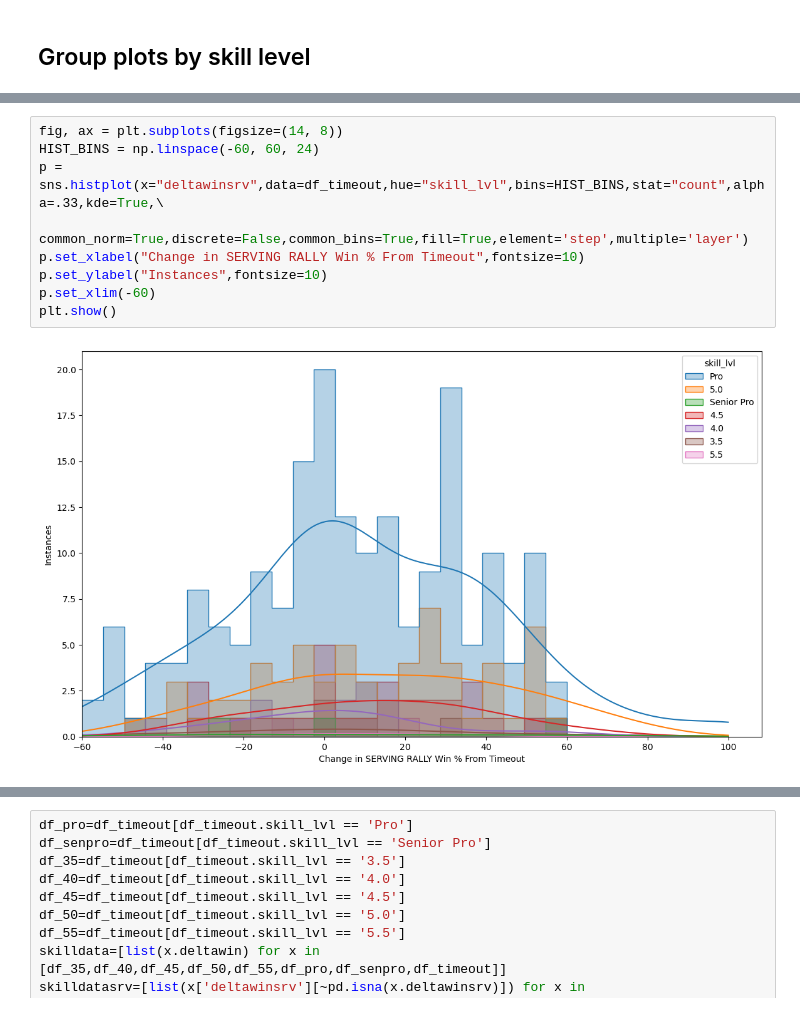
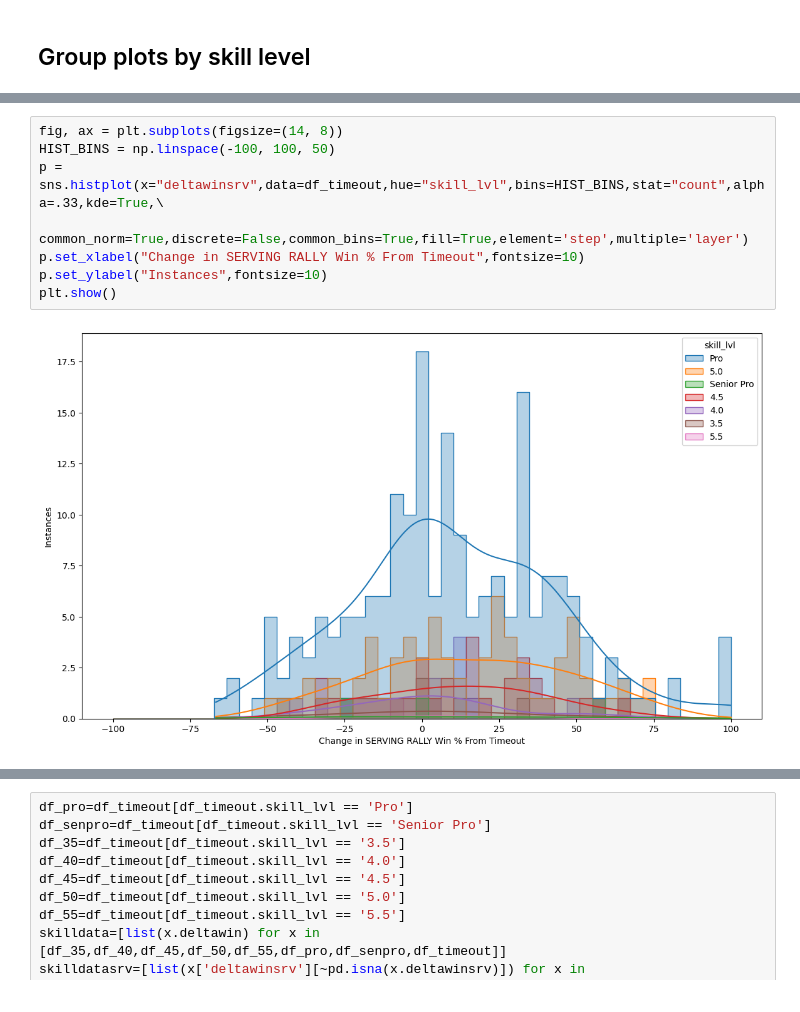
Before and after one commit to conner-mcnicholas/Pickleball_Timeout_Analysis, a Jupyter notebook: src/timeout_analysis.ipynb, the cells around one changed output, grey strips where cells are left out. Saved outputs shown, nothing was run; the diff lists cells and outputs as text.

```diff
--- a/src/timeout_analysis.ipynb
+++ b/src/timeout_analysis.ipynb
@@ -385,13 +403,12 @@ plt.show()
 # %%
 fig, ax = plt.subplots(figsize=(14, 8))
-HIST_BINS = np.linspace(-60, 60, 24)
+HIST_BINS = np.linspace(-100, 100, 50)
 p = sns.histplot(x="deltawinsrv",data=df_timeout,hue="skill_lvl",bins=HIST_BINS,stat="count",alpha=.33,kde=True,\
              common_norm=True,discrete=False,common_bins=True,fill=True,element='step',multiple='layer')
 p.set_xlabel("Change in SERVING RALLY Win % From Timeout",fontsize=10)
 p.set_ylabel("Instances",fontsize=10)
-p.set_xlim(-60)
 plt.show()
 # %% [output]
-[figure, old version]
+[figure, new version]
 # %%
 fig, ax = plt.subplots(figsize=(14, 8))
```
Also changed, not shown: parts of 15 cells of this notebook, 32 other files.
